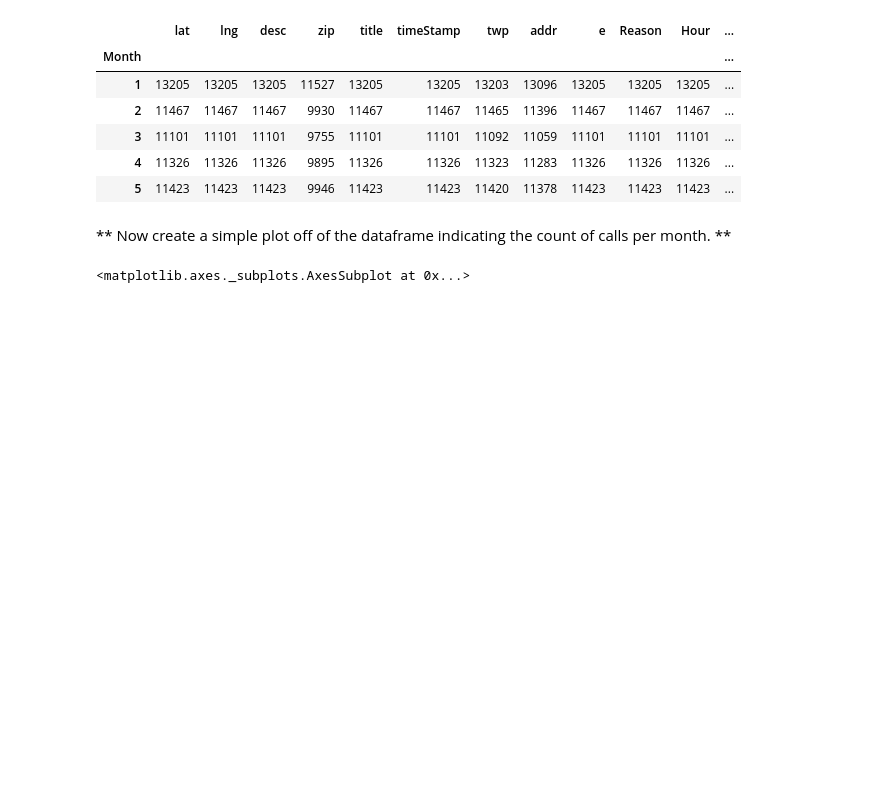
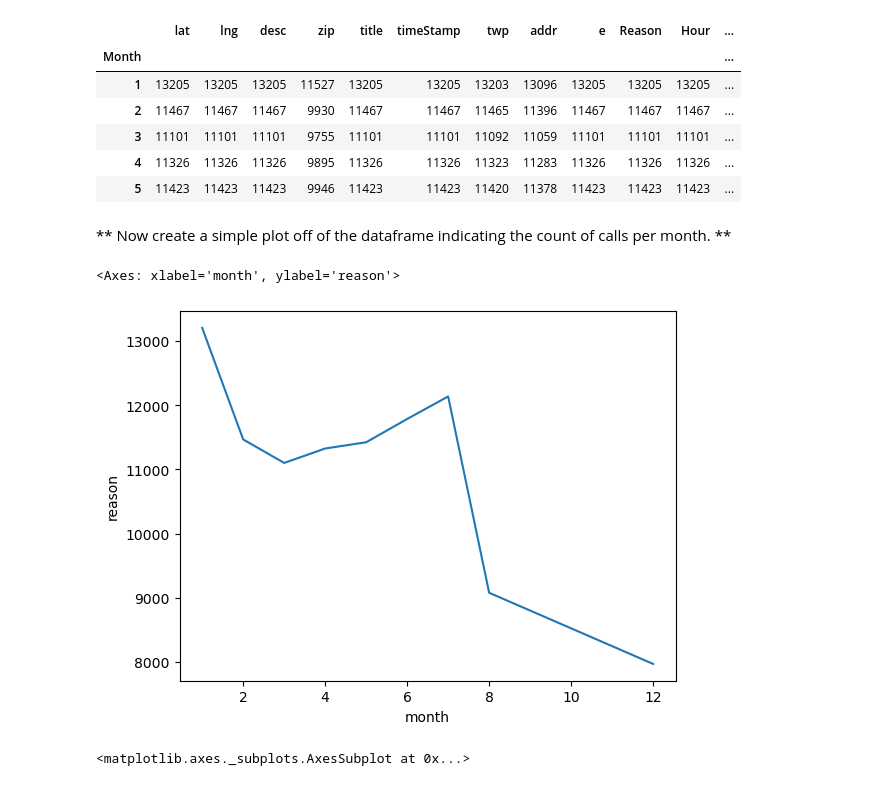
Before and after one commit to LuisReyes98/udemy-machine-learning, a Jupyter notebook: 10-Data-Capstone-Projects/01-911 Calls Data Capstone Project.ipynb, the cells around one changed output. Saved outputs shown, nothing was run; the diff lists cells and outputs as text; code cells hidden in the pictures; blank space fills up the shorter version.

```diff
--- a/10-Data-Capstone-Projects/01-911 Calls Data Capstone Project.ipynb
+++ b/10-Data-Capstone-Projects/01-911 Calls Data Capstone Project.ipynb
@@ -211,6 +320,12 @@ _____
 | 5 | 11423 | 11423 | 11423 | 9946 | 11423 | 11423 | 11420 | 11378 | 11423 | 11423 | 11423 | ... |
 # %% [markdown]
 ** Now create a simple plot off of the dataframe indicating the count of calls per month. **
+# %%
+sns.lineplot(x=df.groupby('month').count().index,
+             y=df.groupby('month').count()['reason'],)
+# %% [output]
+<Axes: xlabel='month', ylabel='reason'>
+[figure, added]
 # %%
 # %% [output]
 <matplotlib.axes._subplots.AxesSubplot at 0x...>
```
Also changed, not shown: parts of 38 cells of this notebook.
